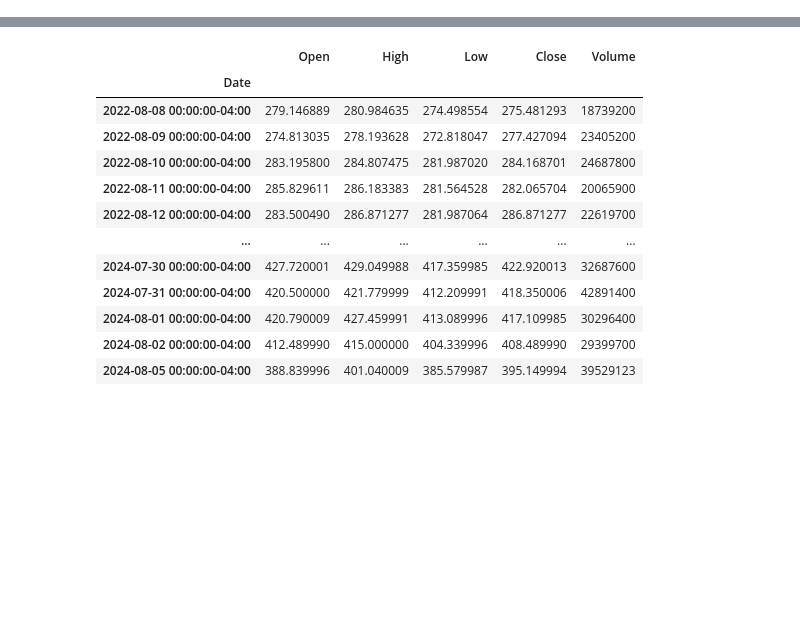
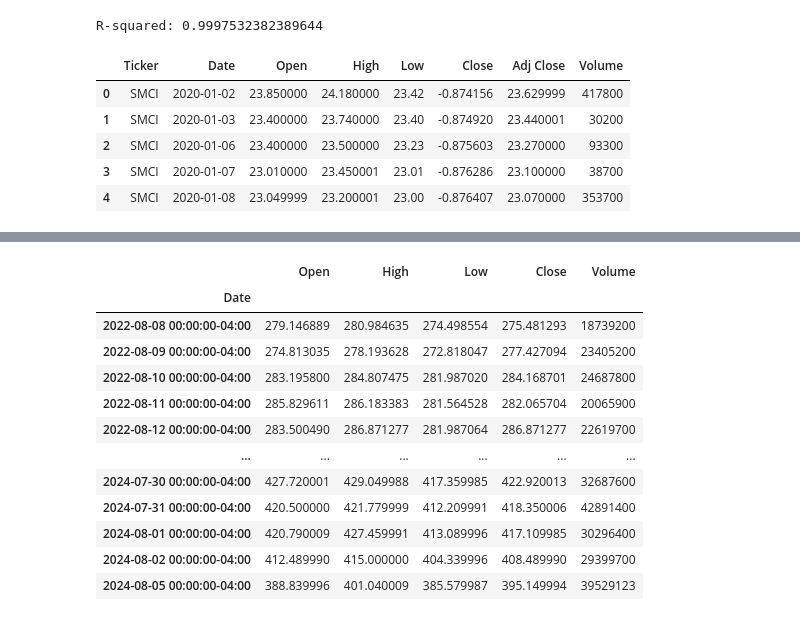
Before and after one commit to CAGorman/Stock_Predictions, a Jupyter notebook: stock_prediction.ipynb, the cells around one changed output, grey strips where cells are left out. Cells and saved outputs as stored; diff of their text form; code cells hidden in the pictures; blank space fills up the shorter version.

```diff
--- a/stock_prediction.ipynb
+++ b/stock_prediction.ipynb
@@ -32,18 +47,27 @@ df['Close'] = StandardScaler().fit_transform(df[['Close']])
 # %%
 # Train a linear regression model
 X = df[['Open', 'High', 'Low', 'Volume']]
 y = df['Close']
 X_train, X_test, y_train, y_test = train_test_split(X, y, test_size=0.2, random_state=42)
 
-model = LinearRegression()
-model.fit(X_train, y_train)
+linear_model = LinearRegression()
+linear_model.fit(X_train, y_train)
+y_pred_lr = linear_model.predict(X_test)
 
 # Evaluate the model
-y_pred = model.predict(X_test)
-r2 = r2_score(y_test, y_pred)
+y_pred = linear_model.predict(X_test)
+r2 = r2_score(y_test, y_pred_lr)
 print(f'R-squared: {r2}')
 
 df.head()
+# %% [output]
+R-squared: 0.9997532382389644
+|  | Ticker | Date | Open | High | Low | Close | Adj Close | Volume |
+| 0 | SMCI | 2020-01-02 | 23.850000 | 24.180000 | 23.42 | -0.874156 | 23.629999 | 417800 |
+| 1 | SMCI | 2020-01-03 | 23.400000 | 23.740000 | 23.40 | -0.874920 | 23.440001 | 30200 |
+| 2 | SMCI | 2020-01-06 | 23.400000 | 23.500000 | 23.23 | -0.875603 | 23.270000 | 93300 |
+| 3 | SMCI | 2020-01-07 | 23.010000 | 23.450001 | 23.01 | -0.876286 | 23.100000 | 38700 |
+| 4 | SMCI | 2020-01-08 | 23.049999 | 23.200001 | 23.00 | -0.876407 | 23.070000 | 353700 |
 # %%
 # Create a line chart of the 'Close' price
 plt.plot(figsize=(10,6))
```
Also changed, not shown: parts of 4 cells of this notebook.
